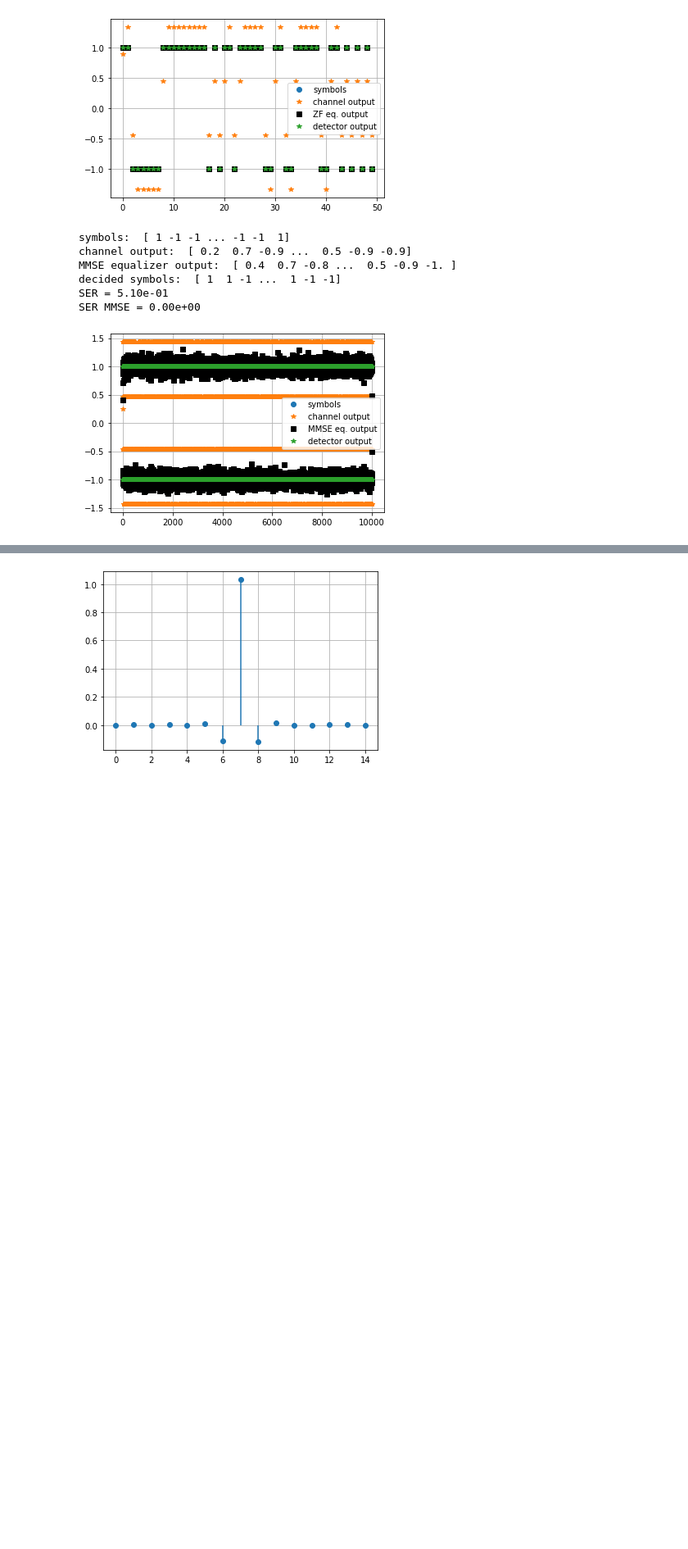
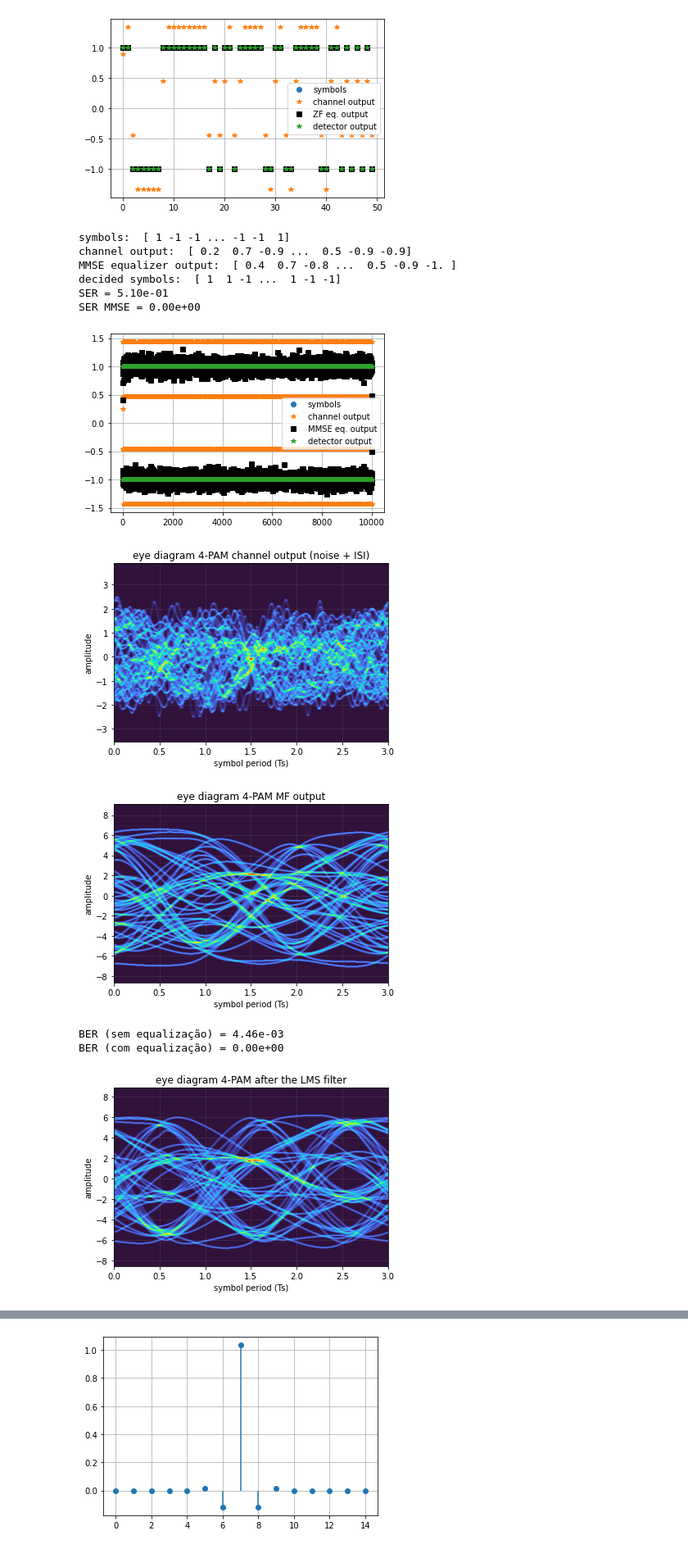
Before and after one commit to edsonportosilva/TDI, a Jupyter notebook: jupyter/Listas/Linear equalization.ipynb, the cells around one changed output, grey strips where cells are left out. Shown at 82% size. Saved outputs shown, nothing was run; the diff lists cells and outputs as text; code cells hidden in the pictures; blank space fills up the shorter version.

```diff
--- a/jupyter/Listas/Linear equalization.ipynb
+++ b/jupyter/Listas/Linear equalization.ipynb
@@ -221,18 +227,19 @@ from numpy.random import normal
 from commpy.utilities import upsample
 
 from optic.modulation import modulateGray, demodulateGray, GrayMapping
-from optic.dsp import firFilter, pulseShape, lowPassFIR, pnorm, sincInterp
+from optic.dsp import firFilter, pulseShape, pnorm, decimate
 from optic.metrics import signal_power
 from optic.plot import eyediagram, pconst
+from optic.models import awgn
 
+# Simulação de transmissão em canal AWGN
+SNRdB = 20  # relação sinal-ruído
+M      = 4  # ordem do formato de modulação
+constType = 'pam' # 'qam', 'psk', 'pam' or 'ook'
 
-# LMS parameters
+# parâmetros do equalizador
 Ntaps = 15
 μ = 0.001
-
-# select modulation order
-constType = 'pam'
-M = 2
 
 # parâmetros da simulação
 SpS = 16            # Amostras por símbolo
@@ -242,54 +249,80 @@ Fa  = 1/(Ts/SpS)    # Frequência de amostragem do sinal (amostras/segundo)
 Ta  = 1/Fa          # Período de amostragem
 
 # Define constelação
-constSymb = GrayMapping(M, constType)  # constellation
+constSymb = GrayMapping(M, constType)
+Es = np.mean(np.abs(constSymb**2))
+
 constSymb = pnorm(constSymb)
 
-# generate pseudo-random bit sequence
-bitsTx = np.random.randint(2, size = int(50000*np.log2(M)))
+# gera sequência de bits pseudo-aleatória
+bitsTx = np.random.randint(2, size = int(100000*np.log2(M)))
 
-# generate modulated symbol sequence
+# gera sequência de símbolos da modulação
 symbTx = modulateGray(bitsTx, M, constType)
-symbTx = pnorm(symbTx) # power normalization
+symbTx = pnorm(symbTx) # normaliza energia média dos símbolos
 
 # upsampling
 symbolsUp = upsample(symbTx, SpS)
 
-# pulso NRZ
+# formatação de pulso NRZ
 pulse = pulseShape('nrz', SpS)
-pulse = pulse/max(abs(pulse))
-
-# formatação de pulso
 sigTx = firFilter(pulse, symbolsUp)
 sigTx = pnorm(sigTx)
 
 # ruído gaussiano branco
-Namostras = sigTx.size
-SNRdB = 20
+Nsamples = sigTx.size
 σ2 = 1/(10**(SNRdB/10))
 σ  = np.sqrt(σ2*SpS)
 
 if constType == 'pam':
-    ruido  = normal(0, σ, Namostras)
+    ruido  = normal(0, σ, Nsamples) # real-valued AWGN
 elif constType == 'qam':
-    ruido  = 1/np.sqrt(2)*(normal(0, σ, Namostras) + 1j*normal(0, σ, Namostras))
+    ruido  = 1/np.sqrt(2)*(normal(0, σ, Nsamples) + 1j*normal(0, σ, Nsamples)) # complex-valued AWGN
+
+# diagrama de olho
+eyediagram(sigTx+ruido, Nsamples, SpS, plotlabel= str(M)+'-'+constType.upper()+' channel output (noise + ISI)', ptype='fancy')
+eyediagram(firFilter(pulse, sigTx+ruido), Nsamples, SpS, plotlabel= str(M)+'-'+constType.upper()+' MF output', ptype='fancy')
 
 # filtro casado
 sigRx = firFilter(pulse, sigTx+ruido)
 sigRx = pnorm(sigRx)
 
 # downsampling
 y = sigRx[0::SpS].real
+y = pnorm(y)
 
-y = y/np.std(y)
+# detector ML
+bitsRx = demodulateGray(np.sqrt(Es)*y, M, constType)
 
-# LMS equalizer
-xh, h_eq, squaredError = lms(y, symbTx, Ntaps, μ)
+# Calcula BER sem equalização
+discard = int(0.25*len(bitsTx))
+BERpre = np.mean(bitsRx[discard:]^bitsTx[discard:])
 
-# Detector (Hard Decisions)
-xd = np.zeros(xh.shape, dtype=int)
-xd[xh > 0] = 1
-xd[xh < 0] = -1
+# equalizador LMS
+symbRx, h_eq, squaredError = lms(y, symbTx, Ntaps, μ)
+symbRx = pnorm(symbRx)
+
+# detector ML
+bitsRx = demodulateGray(np.sqrt(Es)*symbRx, M, constType)
+
+# Calcula BER após equalização
+discard = int(0.25*len(bitsTx))
+BERpos = np.mean(bitsRx[discard:]^bitsTx[discard:])
+
+print(f'BER (sem equalização) = {BERpre:.2e}')
+print(f'BER (com equalização) = {BERpos:.2e}')
+
+# aplicando o filtro obtido pelo equalizador LMS no sinal obtido na saída do filtro casado
+sigLMS = firFilter(upsample(h_eq, SpS), firFilter(pulse, sigTx+ruido))
+
+# observando o diagrama de olho como se o filtro obtido pelo equalizador LMS fosse aplicado na saída do filtro casado
+eyediagram(sigLMS, Nsamples, SpS, plotlabel= str(M)+'-'+constType.upper()+' after the LMS filter', ptype='fancy')
+# %% [output]
+[figure, added]
+[figure, added]
+BER (sem equalização) = 4.46e-03
+BER (com equalização) = 0.00e+00
+[figure, added]
 # %%
 L = 100
 MA_SE = np.convolve(np.ones(L)/L, squaredError, 'same')
```
Also changed, not shown: parts of 5 cells of this notebook.
